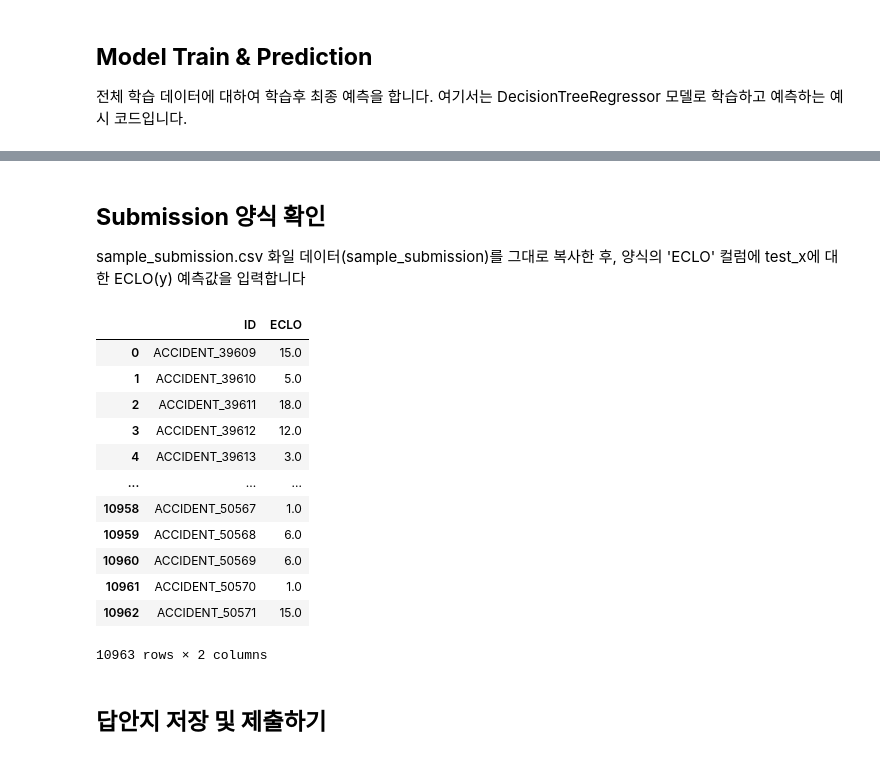
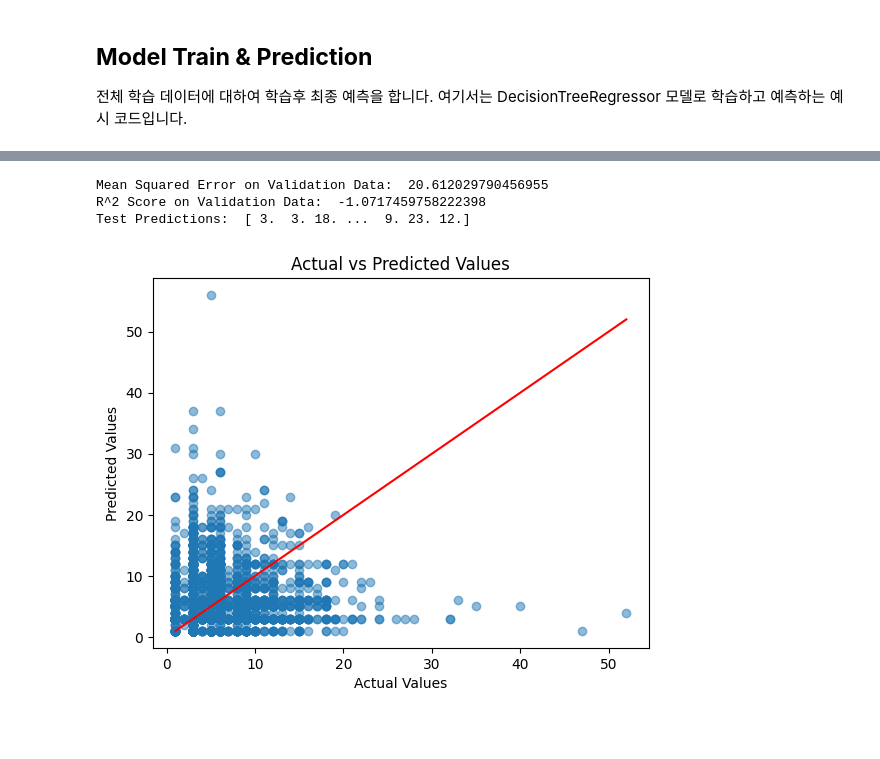
Before and after one commit to troymerai/AccidentPrediction, a Jupyter notebook: prediction/baseline.ipynb, the cells around one changed output, grey strips where cells are left out. Drawn from its saved outputs; the diff is of its cells as text; code cells hidden in the pictures; blank space fills up the shorter version.

Commit message:
add performance data

```diff
--- a/prediction/baseline.ipynb
+++ b/prediction/baseline.ipynb
@@ -222,25 +192,0 @@ array([15.,  5., 18., ...,  6.,  1., 15.])
-# %% [markdown]
-## **Submission 양식 확인**
-
-sample_submission.csv 화일 데이터(sample_submission)를 그대로 복사한 후,
-양식의 'ECLO' 컬럼에 test_x에 대한 ECLO(y) 예측값을 입력합니다
-# %%
-baseline_submission = sample_submission.copy()
-baseline_submission['ECLO'] = prediction
-baseline_submission
-# %% [output]
-|  | ID | ECLO |
-| 0 | ACCIDENT_39609 | 15.0 |
-| 1 | ACCIDENT_39610 | 5.0 |
-| 2 | ACCIDENT_39611 | 18.0 |
-| 3 | ACCIDENT_39612 | 12.0 |
-| 4 | ACCIDENT_39613 | 3.0 |
-| ... | ... | ... |
-| 10958 | ACCIDENT_50567 | 1.0 |
-| 10959 | ACCIDENT_50568 | 6.0 |
-| 10960 | ACCIDENT_50569 | 6.0 |
-| 10961 | ACCIDENT_50570 | 1.0 |
-| 10962 | ACCIDENT_50571 | 15.0 |
-10963 rows × 2 columns
-# %% [markdown]
-## **답안지 저장 및 제출하기**
@@ -248,0 +193,42 @@ baseline_submission.to_csv('baseline_submit.csv', index=False)
+# %%
+from sklearn.model_selection import train_test_split
+from sklearn.metrics import mean_squared_error, r2_score
+
+# 학습 데이터를 학습 데이터와 검증 데이터로 나눕니다.
+train_x, valid_x, train_y, valid_y = train_test_split(train_x, train_y, test_size=0.2, random_state=42)
+
+# 모델을 학습합니다.
+model = DecisionTreeRegressor()
+model.fit(train_x, train_y)
+
+# 검증 데이터에 대한 예측을 수행합니다.
+valid_pred = model.predict(valid_x)
+
+# 평균 제곱 오차와 R^2 점수를 계산합니다.
+mse = mean_squared_error(valid_y, valid_pred)
+print("Mean Squared Error on Validation Data: ", mse)
+r2 = r2_score(valid_y, valid_pred)
+print("R^2 Score on Validation Data: ", r2)
+
+# 테스트 데이터에 대한 예측을 수행합니다.
+test_pred = model.predict(test_x)
+print("Test Predictions: ", test_pred)
+# %% [output]
+Mean Squared Error on Validation Data:  20.612029790456955
+R^2 Score on Validation Data:  -1.0717459758222398
+Test Predictions:  [ 3.  3. 18. ...  9. 23. 12.]
+# %%
+import matplotlib.pyplot as plt
+
+# 검증 데이터에 대한 실제 값과 예측 값을 산점도로 그립니다.
+plt.scatter(valid_y, valid_pred, alpha=0.5)
+plt.xlabel("Actual Values")
+plt.ylabel("Predicted Values")
+plt.title("Actual vs Predicted Values")
+
+# y=x 선을 그립니다. 이 선은 실제 값과 예측 값이 완벽하게 일치할 때의 상황을 나타냅니다.
+plt.plot([min(valid_y), max(valid_y)], [min(valid_y), max(valid_y)], color='red')
+
+plt.show()
+# %% [output]
+[figure, added]
```
Also changed, not shown: parts of 8 cells of this notebook.
